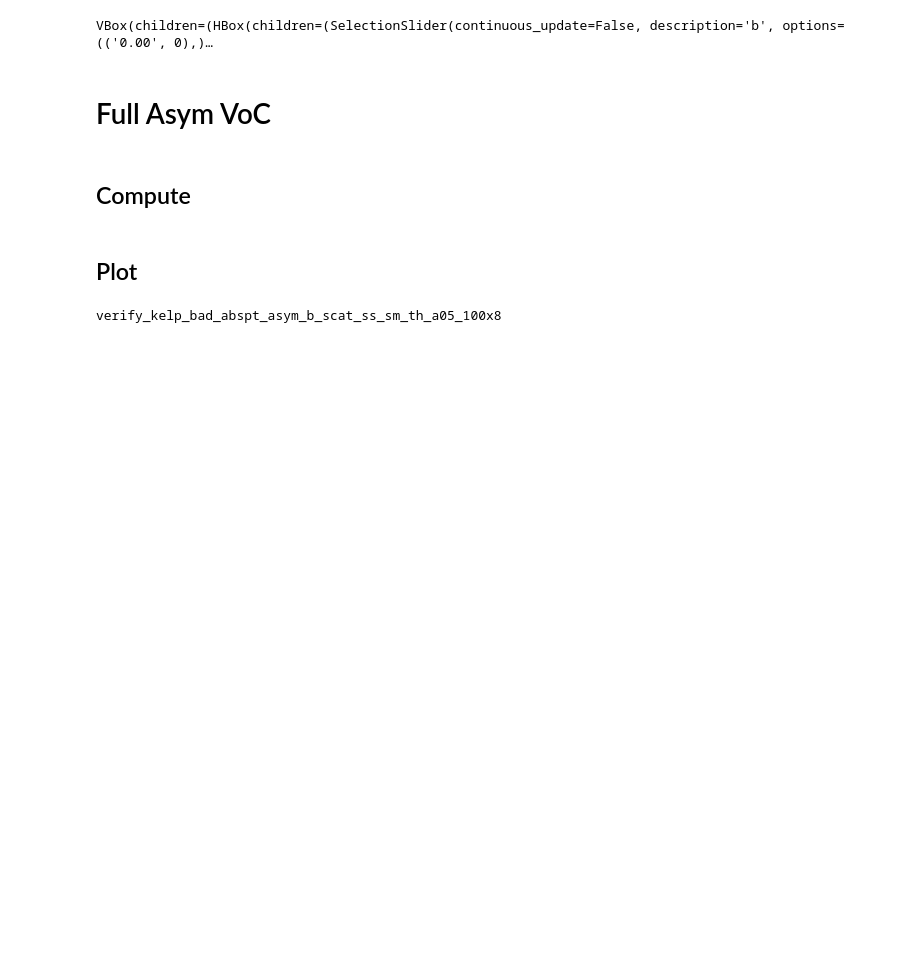
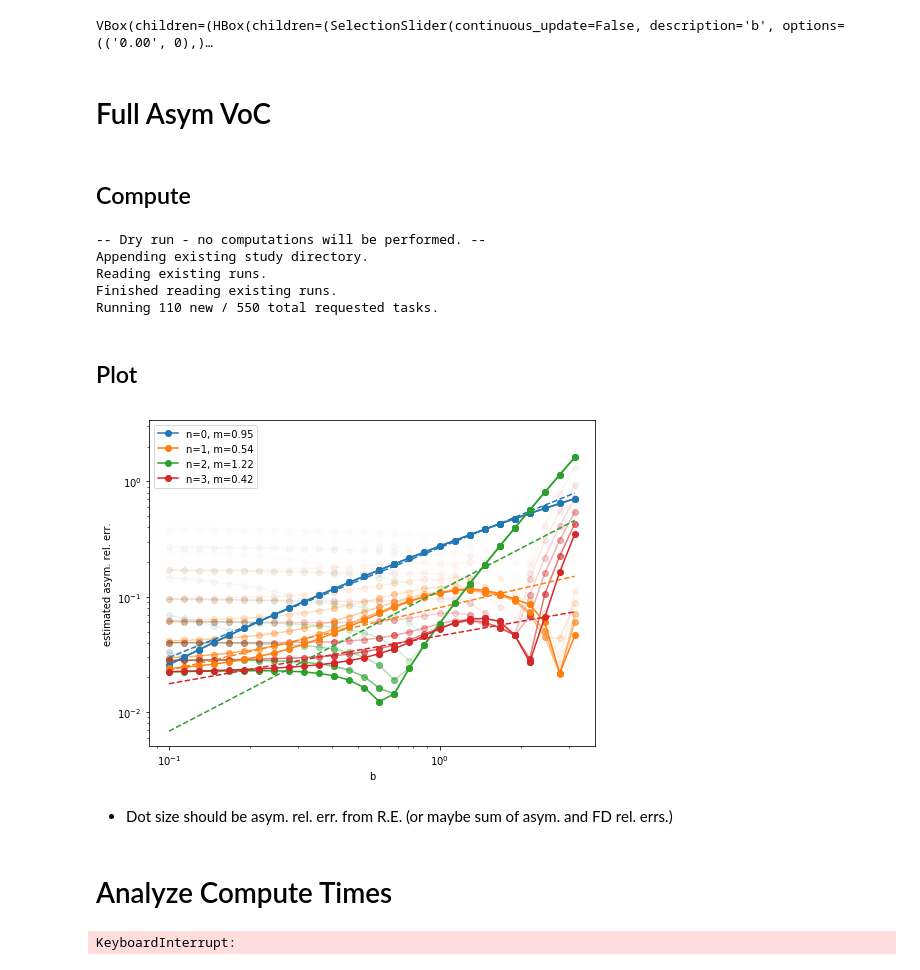
Before and after one commit to OliverEvans96/kelp, a Jupyter notebook: code/python/VerificationOfCalculations.ipynb, the cells around one changed output. Cells and saved outputs as stored; diff of their text form; code cells hidden in the pictures; blank space fills up the shorter version.

```diff
--- a/code/python/VerificationOfCalculations.ipynb
+++ b/code/python/VerificationOfCalculations.ipynb
@@ -98,7 +99,7 @@ def robust_lin_regression(x_arr, y_arr, regressor=None):
 
 def robust_exp_regression(x_arr, y_arr, regressor=None):
     if regressor:
-        reg = getattr(linear_model, regressor)
+        reg = getattr(linear_model, regressor)()
     else:
         reg = linear_model.HuberRegressor()
     reg.fit(np.log(x_arr).reshape(-1,1), np.log(y_arr))
@@ -541,8 +576,8 @@ VBox(children=(HBox(children=(SelectionSlider(continuous_update=False, descripti
 base_dir = os.path.join(os.environ['SCRATCH'], 'kelp-results')
 # base_dir = '/home/oliver/academic/research/kelp-results'
 
-ns_list = np.logspace(1, 2, 11, base=10).astype(int)
-b_list = np.logspace(-0.5, 0, 10)
+ns_list = np.logspace(1, 2, 11, base=10).astype(int)[:-1] # Don't do ns=100 - too big
+b_list = np.logspace(-1.0, 0, 11)
 num_scatters_list = [0, 1, 2, 3]
 
 na = 8
@@ -550,7 +585,7 @@ a_water = 0.5
 kelp_dist = 'top-heavy'
 do_fd = True
 
-study_name = 'verify_kelp_bad_abspt_asym_b_scat_ss_sm_th_a05_{}x{}'.format(max(ns_list), na)
+study_name = 'verify_kelp_better_abspt_std3_periodic_abs_qd101_asym_b_scat_ss_sm_th_a05_{}x{}'.format(max(ns_list), na)
 study_dir = os.path.join(base_dir, study_name)
 
 # TODO: Don't actually delete results
@@ -560,26 +595,37 @@ combine_thread, gs_fut = kelp_compute.verify_kelp_asym_b_scat_ss_compute_scalar_
     study_name,
     ns_list, b_list, num_scatters_list,
     na, a_water, kelp_dist, do_fd,
+    #ft=2.0,
+    #absorptance_kelp=0.1,
+    length_std=0.3,
     lis_opts=None, num_threads=None,
-    base_dir=base_dir
+    base_dir=base_dir,
+    dry_run=True
 )
+# %% [output]
+-- Dry run - no computations will be performed. --
+Appending existing study directory.
+Reading existing runs.
+Finished reading existing runs.
+Running 110 new / 550 total requested tasks.
 # %% [markdown]
 ## Plot
 # %%
-study_name = 'verify_kelp_bad_abspt_asym_b_scat_ss_sm_th_a05_100x8'
+#study_name = 'verify_kelp_bad_abspt_asym_b_scat_ss_sm_th_a05_100x8'
+study_name = 'verify_kelp_better_abspt_std3_periodic_abs_asym_b_scat_ss_sm_th_a05_79x8'
+base_dir = os.path.join(os.environ['SCRATCH'], 'kelp-results')
 study_dir = os.path.join(base_dir, study_name)
 # %%
 print(study_name)
 db_path = os.path.join(study_dir, '{}.db'.format(study_name))
 conn = sqlite3.Connection(db_path)
-# %% [output]
-verify_kelp_bad_abspt_asym_b_scat_ss_sm_th_a05_100x8
 # %%
 #norm = lambda x: np.linalg.norm(np.ravel(x), ord=2)
 #norm = lambda x: np.sqrt(np.sum(x)**2/np.size(x))
 norm = lambda x: np.mean(np.abs(x))
 
 ns_list, b_list, num_scatters_list = kelp_analyze.get_unique_vals(conn, study_name, ['ns', 'b', 'num_scatters'])
+num_scatters_list = [n for n in num_scatters_list if n >= 0]
 ns_arr = np.array(ns_list)[:-1]
 
 depths = [1, 3, 8]
@@ -609,7 +655,8 @@ inds2 = ds_arr<=ds_max2
 
 tot_err_arr = np.zeros([
     len(b_list),
-    len(num_scatters_list)
+    len(num_scatters_list),
+    len(ns_arr)
 ])
 
 asym_r2_arr = np.zeros([
@@ -632,9 +679,7 @@ for j, b in enumerate(b_list):
         fd_sm_arr[k] = fd_results_list[0][sm[0]][:]
 
     # FD Richardson extrapolation
-    fd_abs_err_arr, fd_rel_err_arr, fd_r2 = get_re_errs(ds_arr[inds1], fd_sm_arr[inds1])
-    best_fd_sm_val = fd_sm_arr[-1]
-    best_fd_sm_err = fd_abs_err_arr[-1]
+    fd_abs_err_arr, fd_rel_err_arr, fd_r2 = get_re_errs(ds_arr, fd_sm_arr, inds=inds1)
     fd_r2_arr[j] = fd_r2
 
     for i, num_scatters in enumerate(num_scatters_list):
@@ -649,11 +694,36 @@ for j, b in enumerate(b_list):
             asym_sm_arr[k] = asym_results_list[0][sm[0]][:]
 
         # Asym. Richardson extrapolation
-        asym_abs_err_arr, asym_rel_err_arr, asym_r2 = get_re_errs(ds_arr[inds1], asym_sm_arr[inds1])
-        best_asym_sm_val = asym_sm_arr[-1]
-        best_asym_sm_err = asym_abs_err_arr[-1]
+        asym_abs_err_arr, asym_rel_err_arr, asym_r2 = get_re_errs(ds_arr, asym_sm_arr, inds=inds1)
         asym_r2_arr[j, i] = asym_r2
 
-        best_sm_diff = abs(best_asym_sm_val - best_fd_sm_val)
-        tot_max_err =  (best_sm_diff + best_fd_sm_err + best_asym_sm_err) / best_fd_sm_val
-        tot_err_arr[j, i] = tot_max_err
+        # Calculate difference between FD & asym.
+        sm_diff = np.abs(asym_sm_arr - fd_sm_arr[-1])
+        tot_err = (sm_diff + fd_abs_err_arr[-1] + asym_abs_err_arr) / fd_sm_arr[-1]
+        tot_err_arr[j, i, :] = tot_err
+# %%
+plt.figure(figsize=(8,6))
+for k, ns in enumerate(ns_arr[:-1]):
+    for i, num_scatters in enumerate(num_scatters_list):
+        alpha = ((k+1)/len(ns_arr))**4
+        plt.plot(b_list, tot_err_arr[:,i, k], 'C{}o-'.format(i), alpha=alpha)
+        #plt.plot(b_list, np.exp(b_err)*np.array(b_list)**m_err, 'C{}--'.format(i), alpha=alpha)
+        #plt.scatter(b_list, tot_err_arr[:,i, k], c='C{}'.format(i), s=1000*(1-asym_r2_arr[:,i]), alpha=alpha)
+k=len(ns_arr)-1
+alpha = (k+1)/len(ns_arr)
+for i, num_scatters in enumerate(num_scatters_list):
+    m_err, b_err = robust_exp_regression(b_list, tot_err_arr[:, i, k])
+    plt.plot(b_list, tot_err_arr[:,i, k], 'C{}o-'.format(i), label='n={}, m={:.2f}'.format(num_scatters, m_err),alpha=alpha)
+    plt.plot(b_list, np.exp(b_err)*np.array(b_list)**m_err, 'C{}--'.format(i), alpha=alpha)
+    #plt.scatter(b_list, tot_err_arr[:,i, k], c='C{}'.format(i), s=1000*(1-asym_r2_arr[:,i]), alpha=alpha)
+plt.legend()
+plt.xlabel('b')
+plt.ylabel('estimated asym. rel. err.')
+plt.yscale('log')
+plt.xscale('log')
+# %% [output]
+[figure, added]
+# %% [markdown]
+* Dot size should be asym. rel. err. from R.E. (or maybe sum of asym. and FD rel. errs.)
+# %% [markdown]
+# Analyze Compute Times
@@ -659,0 +763,4 @@ for j, b in enumerate(b_list):
+# %%
+sns.pairplot(fd_df)
+# %% [output]
+KeyboardInterrupt:
```
Also changed, not shown: parts of 26 cells of this notebook.
